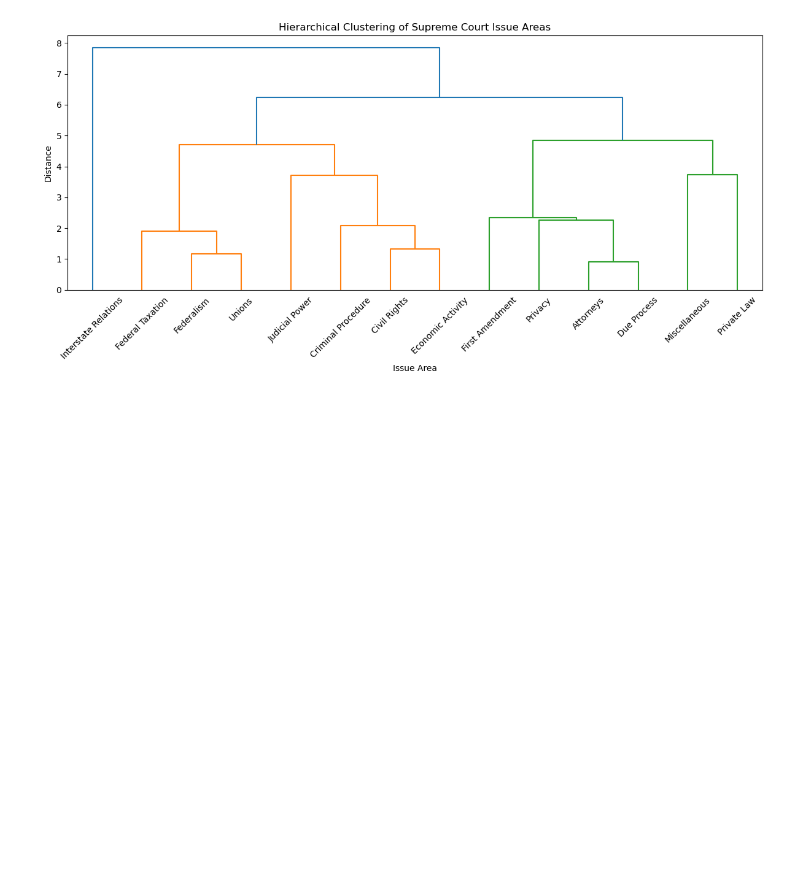
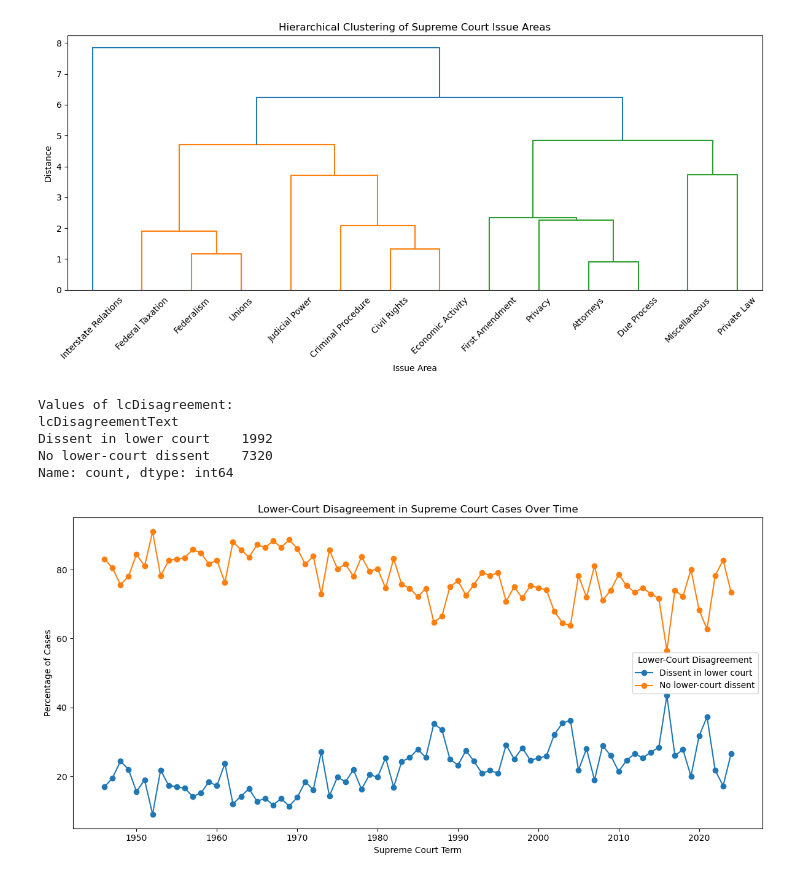
Before and after one commit to zs-zhuang/Supreme-Court-Case-Analytics, a Jupyter notebook: notebooks/case_count_duration.ipynb, the cells around one changed output. Drawn from its saved outputs; the diff is of its cells as text; code cells hidden in the pictures; blank space fills up the shorter version.

Commit message:
new analysis: add lower-court dissent trend (2026-08-19 15:54:23)

```diff
--- a/notebooks/case_count_duration.ipynb
+++ b/notebooks/case_count_duration.ipynb
@@ -1009,3 +1009,72 @@ plt.savefig("../results/hierarchical_clustering_issueArea.jpg",
 plt.show()
 # %% [output]
 [figure]
+# %%
+# Has the Court become more or less likely to hear cases involving lower-court disagreement
+
+data = c_citations.copy()
+
+# Keep only rows with a usable term and lower-court disagreement value
+data = data.dropna(subset=['term', 'lcDisagreement'])
+
+# Convert term to numeric where possible
+data['term'] = pd.to_numeric(data['term'], errors='coerce')
+data = data.dropna(subset=['term'])
+
+# Map lcDisagreement to text
+lc_disagreement_labels = {
+    0: "No lower-court dissent",
+    1: "Dissent in lower court"
+}
+
+data["lcDisagreementText"] = data["lcDisagreement"].map(lc_disagreement_labels)
+
+
+# Inspect the values
+
+print("Values of lcDisagreement:")
+print(data['lcDisagreementText'].value_counts(dropna=False).sort_index())
+
+
+# Calculate percentage of docket by disagreement status
+
+disagreement_by_term = (
+    data.groupby(['term', 'lcDisagreementText'])
+        .size()
+        .unstack(fill_value=0)
+)
+
+disagreement_pct = disagreement_by_term.div(
+    disagreement_by_term.sum(axis=1),
+    axis=0
+) * 100
+
+# Print the result
+# print("\nPercentage of cases by lower-court disagreement:")
+# print(disagreement_pct.round(2))
+
+
+# Plot
+
+ax = disagreement_pct.plot(
+    kind='line',
+    figsize=(12, 6),
+    marker='o'
+)
+
+ax.set_title("Lower-Court Disagreement in Supreme Court Cases Over Time")
+ax.set_xlabel("Supreme Court Term")
+ax.set_ylabel("Percentage of Cases")
+ax.legend(title="Lower-Court Disagreement")
+
+plt.tight_layout()
+plt.savefig("../results/percent_lower_court_disagree_over_time.jpg",
+            bbox_inches='tight', dpi=300)
+plt.show()
+# %% [output]
+Values of lcDisagreement:
+lcDisagreementText
+Dissent in lower court    1992
+No lower-court dissent    7320
+Name: count, dtype: int64
+[figure, added]
```
Also changed, not shown: parts of 1 cell of this notebook, 4 other files.
